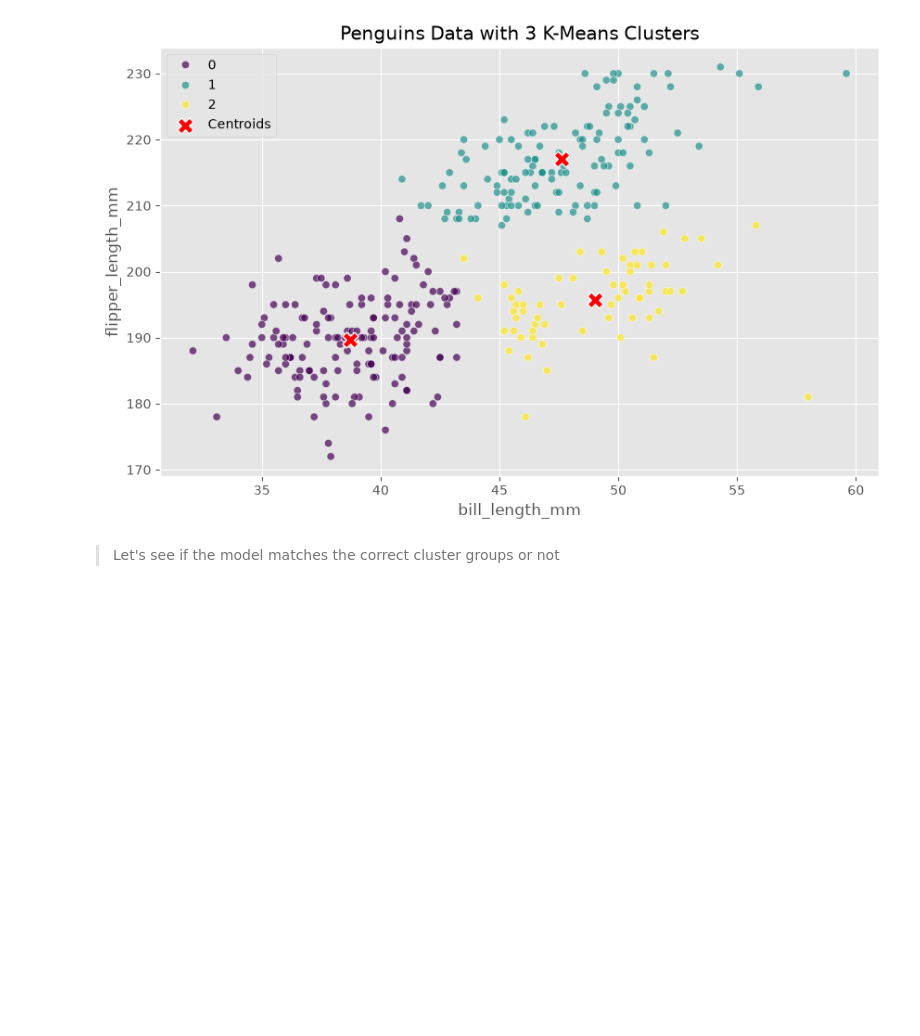
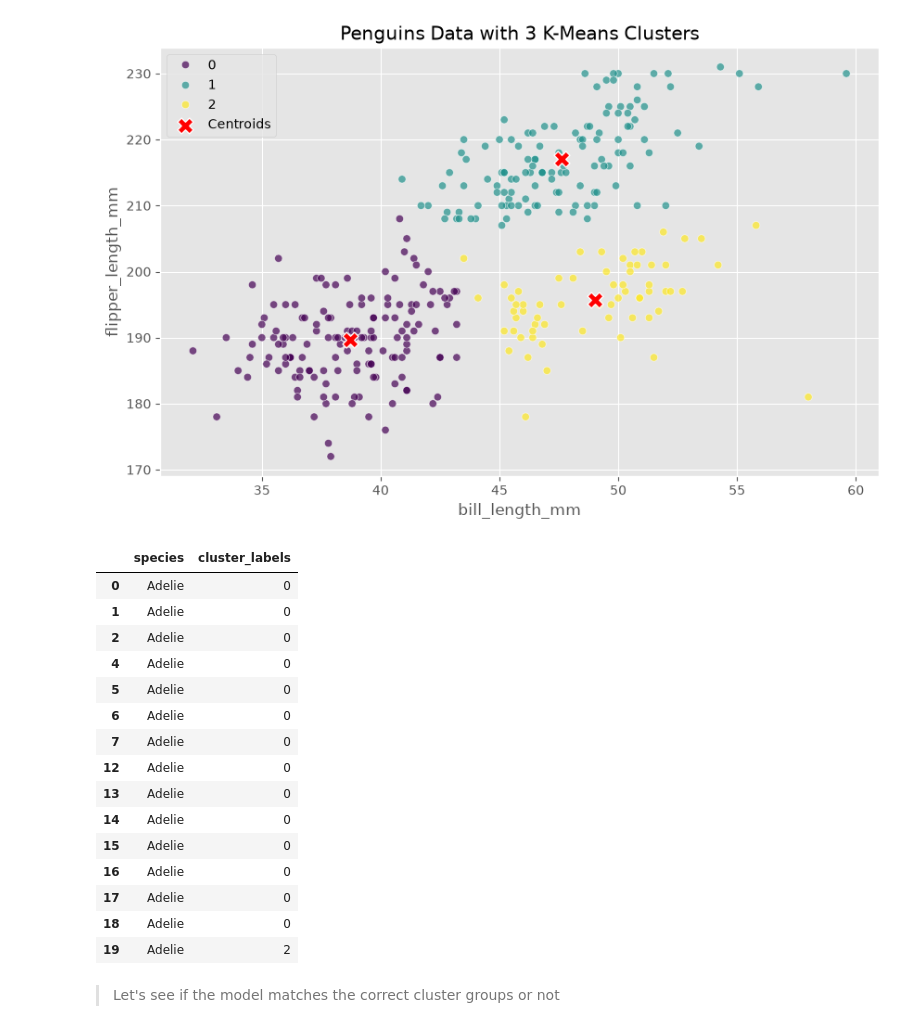
Before and after one commit to Qaem-7/labs_projects, a Jupyter notebook: Labs/7. Unsupervised Machine Learning/7.1 K-Means/Exercise/kmeans-penguin-lab-v2.ipynb, the cells around one changed output. Drawn from its saved outputs; the diff is of its cells as text; code cells hidden in the pictures; blank space fills up the shorter version.

```diff
--- a/Labs/7. Unsupervised Machine Learning/7.1 K-Means/Exercise/kmeans-penguin-lab-v2.ipynb
+++ b/Labs/7. Unsupervised Machine Learning/7.1 K-Means/Exercise/kmeans-penguin-lab-v2.ipynb
@@ -155,9 +155,27 @@ plt.show()
 [figure]
 # %%
 # create a column cluster_labels in penguins dataframe that has the predictions
-
+df['cluster_labels'] = km3.labels_
 
 # display the penguins dataframe with the species and cluster_labels columns
+df[['species', 'cluster_labels']].head(15)
+# %% [output]
+|  | species | cluster_labels |
+| 0 | Adelie | 0 |
+| 1 | Adelie | 0 |
+| 2 | Adelie | 0 |
+| 4 | Adelie | 0 |
+| 5 | Adelie | 0 |
+| 6 | Adelie | 0 |
+| 7 | Adelie | 0 |
+| 12 | Adelie | 0 |
+| 13 | Adelie | 0 |
+| 14 | Adelie | 0 |
+| 15 | Adelie | 0 |
+| 16 | Adelie | 0 |
+| 17 | Adelie | 0 |
+| 18 | Adelie | 0 |
+| 19 | Adelie | 2 |
 # %% [markdown]
 > Let's see if the model matches the correct cluster groups or not
 # %%
```
Also changed, not shown: parts of 1 cell of this notebook.
